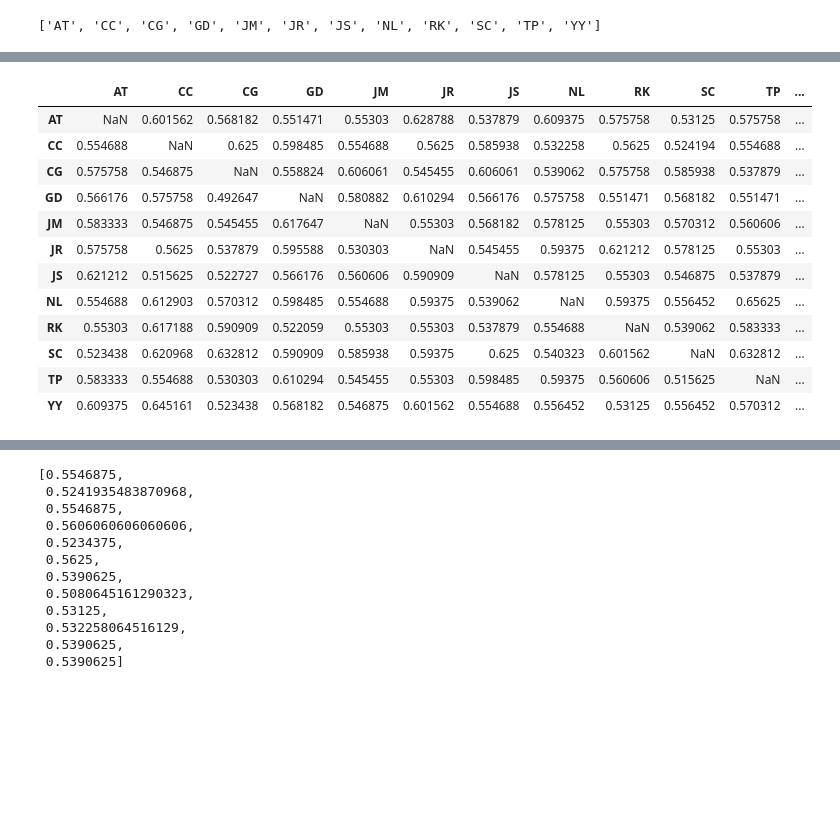
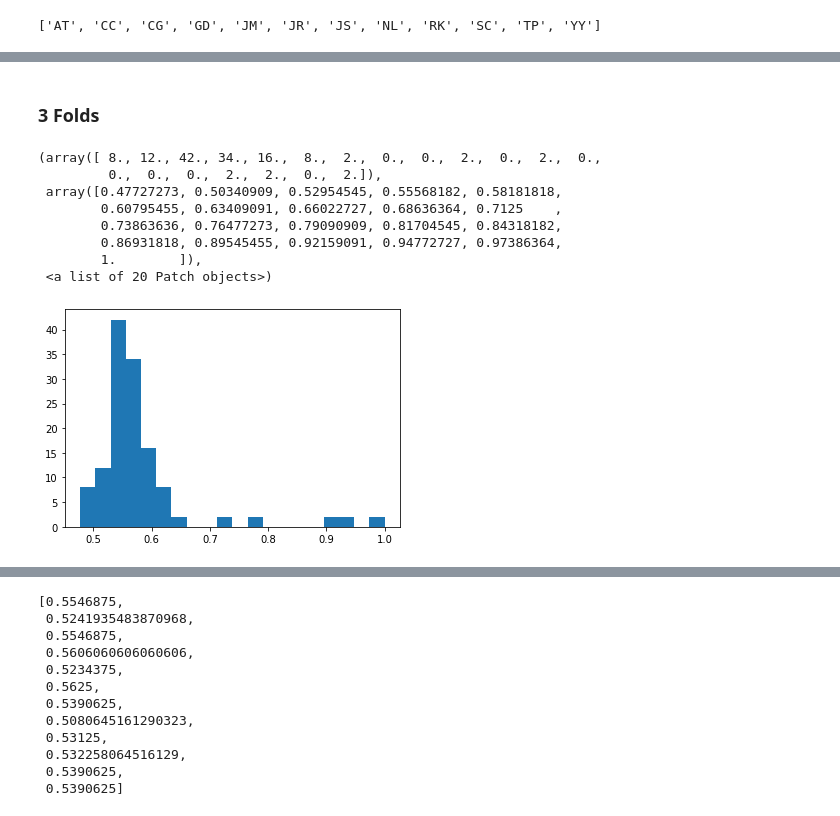
Before and after one commit to alexxyu/fmri-svm, a Jupyter notebook: SVM Classifier.ipynb, the cells around one changed output, grey strips where cells are left out. Cells and saved outputs as stored; diff of their text form; code cells hidden in the pictures; blank space fills up the shorter version.

```diff
--- a/SVM Classifier.ipynb
+++ b/SVM Classifier.ipynb
@@ -307,29 +316,20 @@ plt.savefig('acc_heatmap.png')
+# %% [markdown]
+### 3 Folds
 # %%
-path = r'scans/output/PRE/'
-roi = 1                            # V1-roi: 0, MT-roi: 1
-conds = [1, 3]                     # trained_cp: 0, trained_ip: 1, untrained_cp: 2, untrained_ip: 3
-block_length = 624
-
-accs, outer_accs = train(path, roi, conds, block_length)
+accs_unscrambled = pd.read_csv('output/no_scramble3.csv', sep='\t', index_col=0)
 vals = []
-for column in accs:
-    vals.extend(accs[column].tolist())
+for column in accs_unscrambled:
+    vals.extend(accs_unscrambled[column].tolist())
 vals = [x for x in vals if str(x) != 'nan']
 
-plt.hist(vals)
+plt.hist(vals, bins=20)
+# %% [output]
+(array([ 8., 12., 42., 34., 16.,  8.,  2.,  0.,  0.,  2.,  0.,  2.,  0.,
+         0.,  0.,  0.,  2.,  2.,  0.,  2.]),
+ array([0.47727273, 0.50340909, 0.52954545, 0.55568182, 0.58181818,
+        0.60795455, 0.63409091, 0.66022727, 0.68636364, 0.7125    ,
+        0.73863636, 0.76477273, 0.79090909, 0.81704545, 0.84318182,
+        0.86931818, 0.89545455, 0.92159091, 0.94772727, 0.97386364,
+        1.        ]),
+ <a list of 20 Patch objects>)
+[figure, added]
-# %%
-accs
-# %% [output]
-|  | AT | CC | CG | GD | JM | JR | JS | NL | RK | SC | TP | ... |
-| AT | NaN | 0.601562 | 0.568182 | 0.551471 | 0.55303 | 0.628788 | 0.537879 | 0.609375 | 0.575758 | 0.53125 | 0.575758 | ... |
-| CC | 0.554688 | NaN | 0.625 | 0.598485 | 0.554688 | 0.5625 | 0.585938 | 0.532258 | 0.5625 | 0.524194 | 0.554688 | ... |
-| CG | 0.575758 | 0.546875 | NaN | 0.558824 | 0.606061 | 0.545455 | 0.606061 | 0.539062 | 0.575758 | 0.585938 | 0.537879 | ... |
-| GD | 0.566176 | 0.575758 | 0.492647 | NaN | 0.580882 | 0.610294 | 0.566176 | 0.575758 | 0.551471 | 0.568182 | 0.551471 | ... |
-| JM | 0.583333 | 0.546875 | 0.545455 | 0.617647 | NaN | 0.55303 | 0.568182 | 0.578125 | 0.55303 | 0.570312 | 0.560606 | ... |
-| JR | 0.575758 | 0.5625 | 0.537879 | 0.595588 | 0.530303 | NaN | 0.545455 | 0.59375 | 0.621212 | 0.578125 | 0.55303 | ... |
-| JS | 0.621212 | 0.515625 | 0.522727 | 0.566176 | 0.560606 | 0.590909 | NaN | 0.578125 | 0.55303 | 0.546875 | 0.537879 | ... |
-| NL | 0.554688 | 0.612903 | 0.570312 | 0.598485 | 0.554688 | 0.59375 | 0.539062 | NaN | 0.59375 | 0.556452 | 0.65625 | ... |
-| RK | 0.55303 | 0.617188 | 0.590909 | 0.522059 | 0.55303 | 0.55303 | 0.537879 | 0.554688 | NaN | 0.539062 | 0.583333 | ... |
-| SC | 0.523438 | 0.620968 | 0.632812 | 0.590909 | 0.585938 | 0.59375 | 0.625 | 0.540323 | 0.601562 | NaN | 0.632812 | ... |
-| TP | 0.583333 | 0.554688 | 0.530303 | 0.610294 | 0.545455 | 0.55303 | 0.598485 | 0.59375 | 0.560606 | 0.515625 | NaN | ... |
-| YY | 0.609375 | 0.645161 | 0.523438 | 0.568182 | 0.546875 | 0.601562 | 0.554688 | 0.556452 | 0.53125 | 0.556452 | 0.570312 | ... |
```
Also changed, not shown: parts of 33 cells of this notebook, 1 other file.
